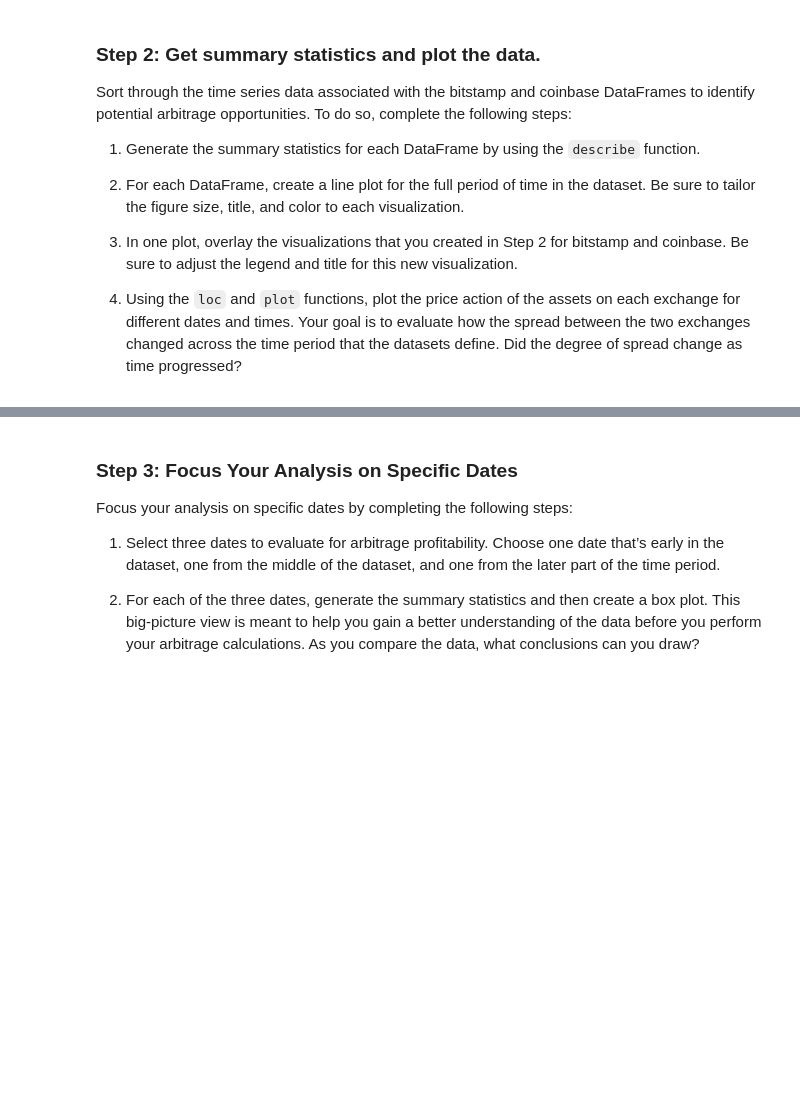
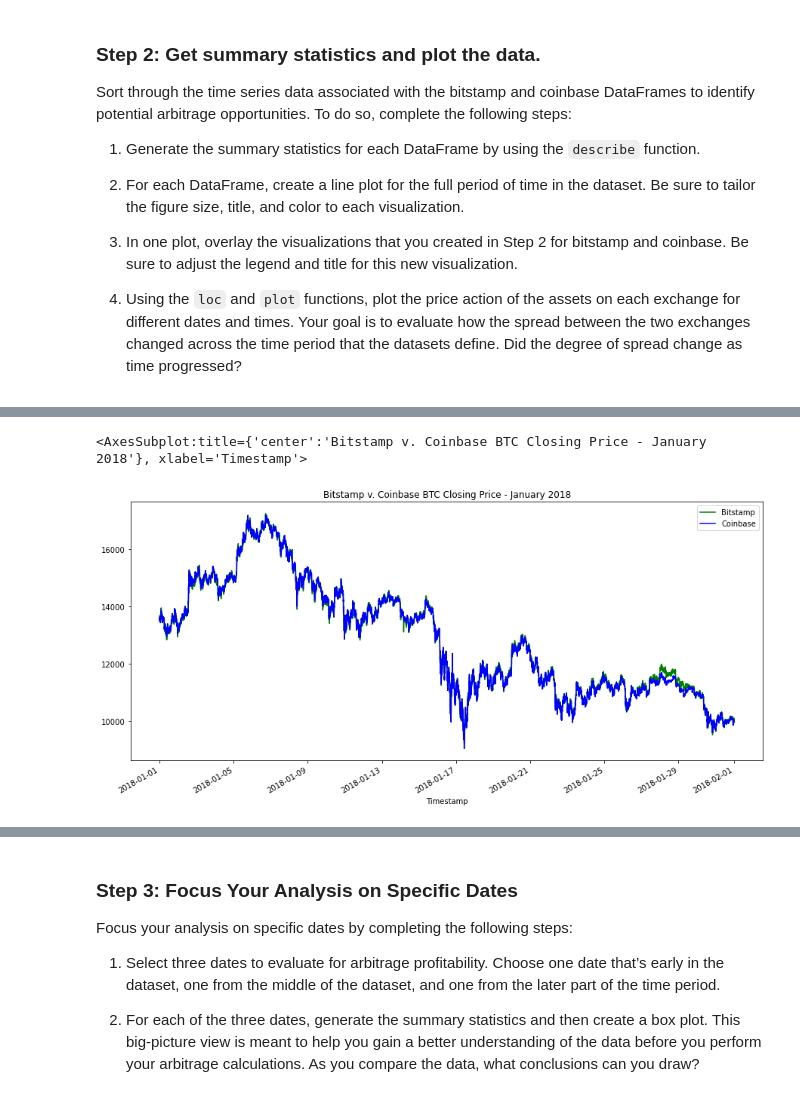
Before and after one commit to johngru/bitcoin_arbitrage_analysis, a Jupyter notebook: crypto_arbitrage.ipynb, the cells around one changed output, grey strips where cells are left out. Cells and saved outputs as stored; diff of their text form; code cells hidden in the pictures; blank space fills up the shorter version.

```diff
--- a/crypto_arbitrage.ipynb
+++ b/crypto_arbitrage.ipynb
@@ -320,8 +379,21 @@ Sort through the time series data associated with the bitstamp and coinbase Data
 # %%
 # Using the loc and plot functions, create an overlay plot that visualizes
 # the price action of both DataFrames for a one month period early in the dataset
 # Be sure to include the parameters: legend, figure size, title, and color and label
-# YOUR CODE HERE
+bitstamp_sliced.loc['2018-01-01':'2018-01-31'].plot(kind='line',
+                     legend=True,
+                     label='Bitstamp',
+              figsize=(15,7),
+              title='Bitstamp v. Coinbase BTC Closing Price - January 2018',
+              color='green')
+coinbase_sliced.loc['2018-01-01':'2018-01-31'].plot(kind='line',
+                     legend=True,
+                     label='Coinbase',
+              figsize=(15,7),
+              color='blue')
+# %% [output]
+<AxesSubplot:title={'center':'Bitstamp v. Coinbase BTC Closing Price - January 2018'}, xlabel='Timestamp'>
+[figure, added]
 # %%
 # Using the loc and plot functions, create an overlay plot that visualizes
 # the price action of both DataFrames for a one month period later in the dataset
```
Also changed, not shown: parts of 37 cells of this notebook.
